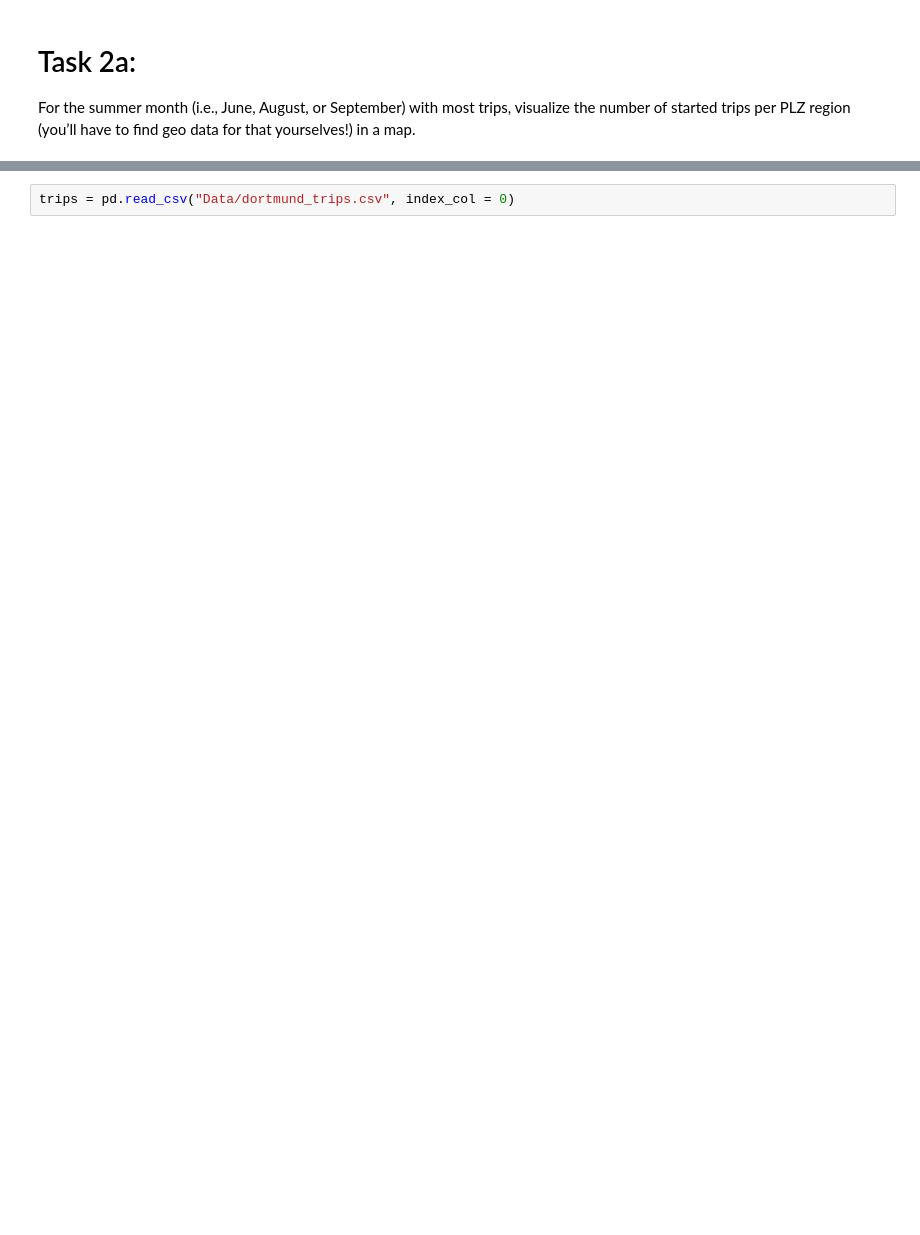
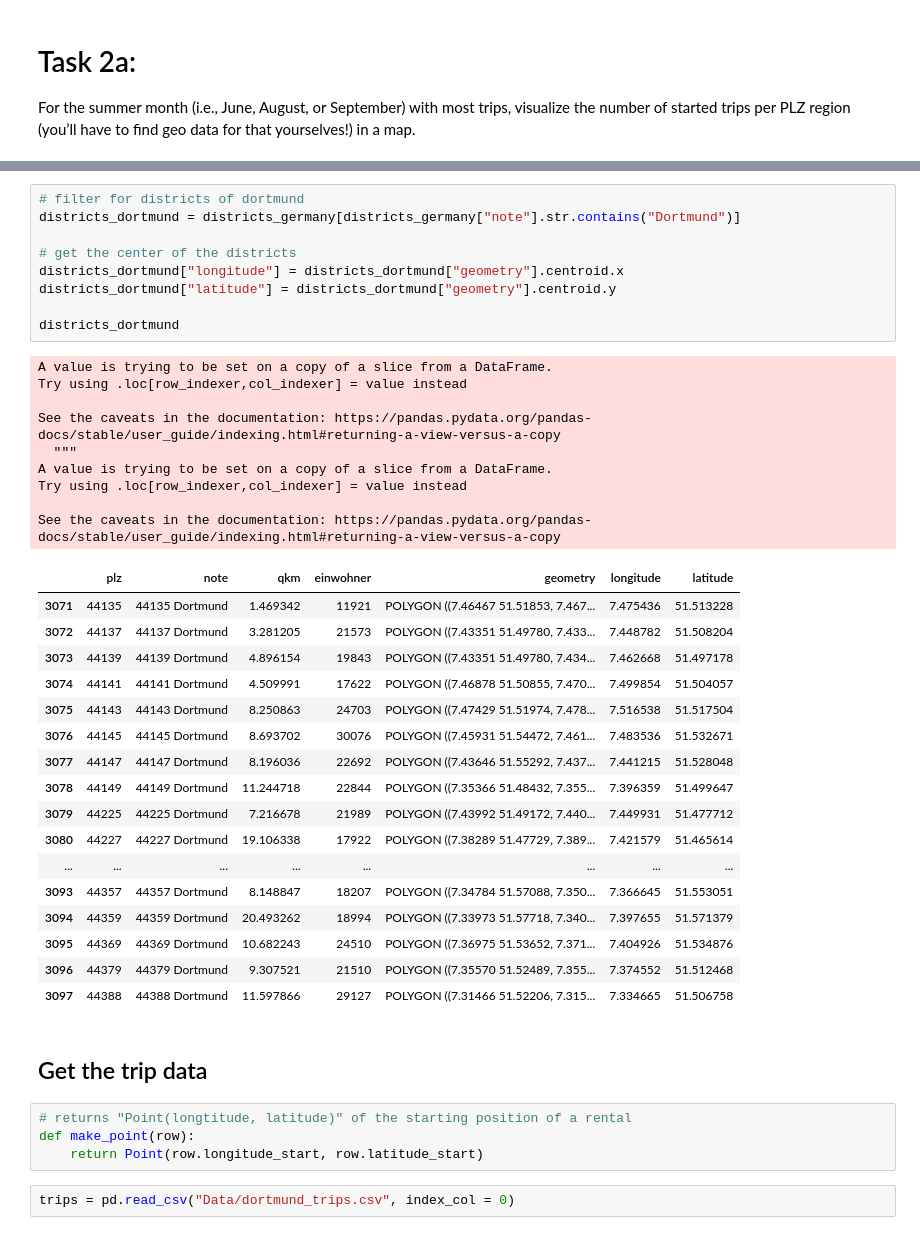
Before and after one commit to ey96/DataScienceBikesharing, a Jupyter notebook: EA_TripsPerPostalcode.ipynb, the cells around one changed output, grey strips where cells are left out. Drawn from its saved outputs; the diff is of its cells as text; blank space fills up the shorter version.

```diff
--- a/EA_TripsPerPostalcode.ipynb
+++ b/EA_TripsPerPostalcode.ipynb
@@ -14,2 +30,44 @@ from shapely.geometry import Point
+# %%
+# filter for districts of dortmund
+districts_dortmund = districts_germany[districts_germany["note"].str.contains("Dortmund")]
+
+# get the center of the districts
+districts_dortmund["longitude"] = districts_dortmund["geometry"].centroid.x
+districts_dortmund["latitude"] = districts_dortmund["geometry"].centroid.y
+
+districts_dortmund
+# %% [output]
+A value is trying to be set on a copy of a slice from a DataFrame.
+Try using .loc[row_indexer,col_indexer] = value instead
+
+See the caveats in the documentation: https://pandas.pydata.org/pandas-docs/stable/user_guide/indexing.html#returning-a-view-versus-a-copy
+  """
+A value is trying to be set on a copy of a slice from a DataFrame.
+Try using .loc[row_indexer,col_indexer] = value instead
+
+See the caveats in the documentation: https://pandas.pydata.org/pandas-docs/stable/user_guide/indexing.html#returning-a-view-versus-a-copy
+|  | plz | note | qkm | einwohner | geometry | longitude | latitude |
+| 3071 | 44135 | 44135 Dortmund | 1.469342 | 11921 | POLYGON ((7.46467 51.51853, 7.467... | 7.475436 | 51.513228 |
+| 3072 | 44137 | 44137 Dortmund | 3.281205 | 21573 | POLYGON ((7.43351 51.49780, 7.433... | 7.448782 | 51.508204 |
+| 3073 | 44139 | 44139 Dortmund | 4.896154 | 19843 | POLYGON ((7.43351 51.49780, 7.434... | 7.462668 | 51.497178 |
+| 3074 | 44141 | 44141 Dortmund | 4.509991 | 17622 | POLYGON ((7.46878 51.50855, 7.470... | 7.499854 | 51.504057 |
+| 3075 | 44143 | 44143 Dortmund | 8.250863 | 24703 | POLYGON ((7.47429 51.51974, 7.478... | 7.516538 | 51.517504 |
+| 3076 | 44145 | 44145 Dortmund | 8.693702 | 30076 | POLYGON ((7.45931 51.54472, 7.461... | 7.483536 | 51.532671 |
+| 3077 | 44147 | 44147 Dortmund | 8.196036 | 22692 | POLYGON ((7.43646 51.55292, 7.437... | 7.441215 | 51.528048 |
+| 3078 | 44149 | 44149 Dortmund | 11.244718 | 22844 | POLYGON ((7.35366 51.48432, 7.355... | 7.396359 | 51.499647 |
+| 3079 | 44225 | 44225 Dortmund | 7.216678 | 21989 | POLYGON ((7.43992 51.49172, 7.440... | 7.449931 | 51.477712 |
+| 3080 | 44227 | 44227 Dortmund | 19.106338 | 17922 | POLYGON ((7.38289 51.47729, 7.389... | 7.421579 | 51.465614 |
+| ... | ... | ... | ... | ... | ... | ... | ... |
+| 3093 | 44357 | 44357 Dortmund | 8.148847 | 18207 | POLYGON ((7.34784 51.57088, 7.350... | 7.366645 | 51.553051 |
+| 3094 | 44359 | 44359 Dortmund | 20.493262 | 18994 | POLYGON ((7.33973 51.57718, 7.340... | 7.397655 | 51.571379 |
+| 3095 | 44369 | 44369 Dortmund | 10.682243 | 24510 | POLYGON ((7.36975 51.53652, 7.371... | 7.404926 | 51.534876 |
+| 3096 | 44379 | 44379 Dortmund | 9.307521 | 21510 | POLYGON ((7.35570 51.52489, 7.355... | 7.374552 | 51.512468 |
+| 3097 | 44388 | 44388 Dortmund | 11.597866 | 29127 | POLYGON ((7.31466 51.52206, 7.315... | 7.334665 | 51.506758 |
+# %% [markdown]
+## Get the trip data
+# %%
+# returns "Point(longtitude, latitude)" of the starting position of a rental
+def make_point(row):
+    return Point(row.longitude_start, row.latitude_start)
 # %%
 trips = pd.read_csv("Data/dortmund_trips.csv", index_col = 0)
```
Also changed, not shown: parts of 62 cells of this notebook.
